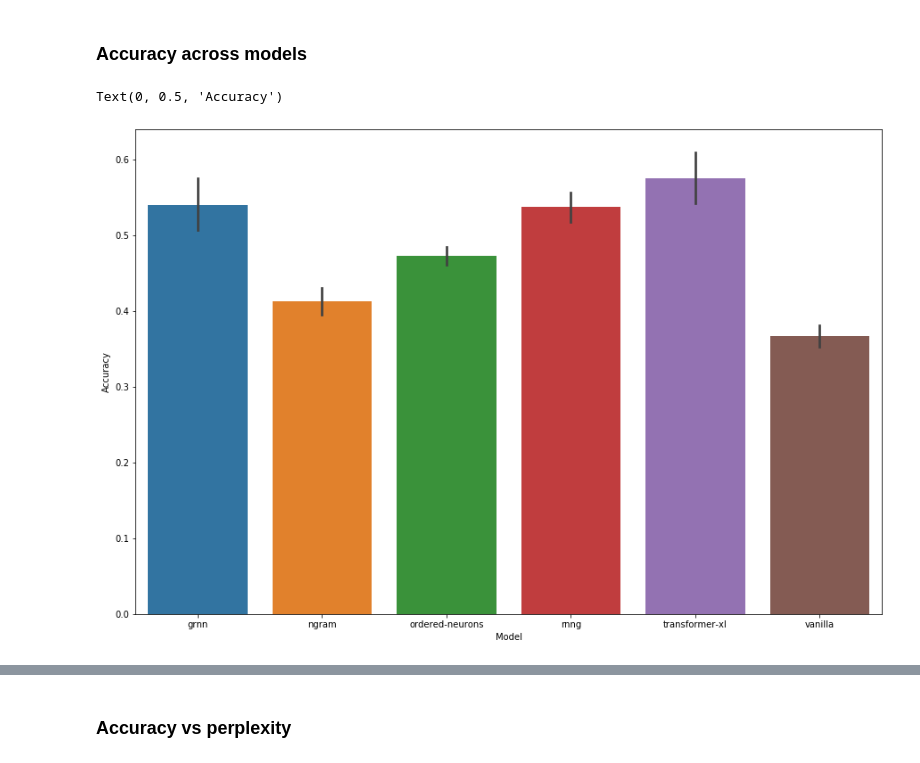
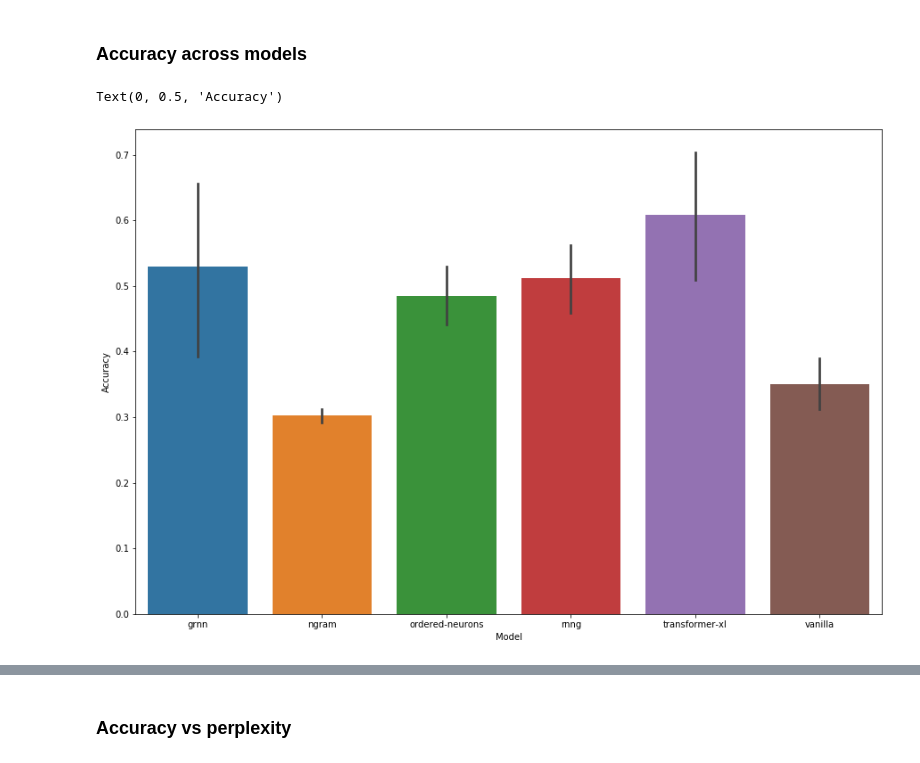
Before and after one commit to cpllab/syntactic-generalization, a Jupyter notebook: notebooks/main.ipynb, the cells around one changed output, grey strips where cells are left out. Cells and saved outputs as stored; diff of their text form; code cells hidden in the pictures.

Commit message:
visualize results for JRNN, lots of ngram, more Vanilla + RNNG

```diff
--- a/notebooks/main.ipynb
+++ b/notebooks/main.ipynb
@@ -216,10 +250,10 @@ if "1gram" in suites_df.model_name.unique():
 ### Accuracy across models
 # %%
 plt.subplots(figsize=(15, 10))
-sns.barplot(data=results_df.reset_index(), x="model_name", y="correct")
+sns.barplot(data=suites_df.reset_index(), x="model_name", y="correct")
 
 plt.xlabel("Model")
 plt.ylabel("Accuracy")
 # %% [output]
 Text(0, 0.5, 'Accuracy')
-[figure, old version]
+[figure, new version]
```
Also changed, not shown: parts of 28 cells of this notebook, 1 other file.
